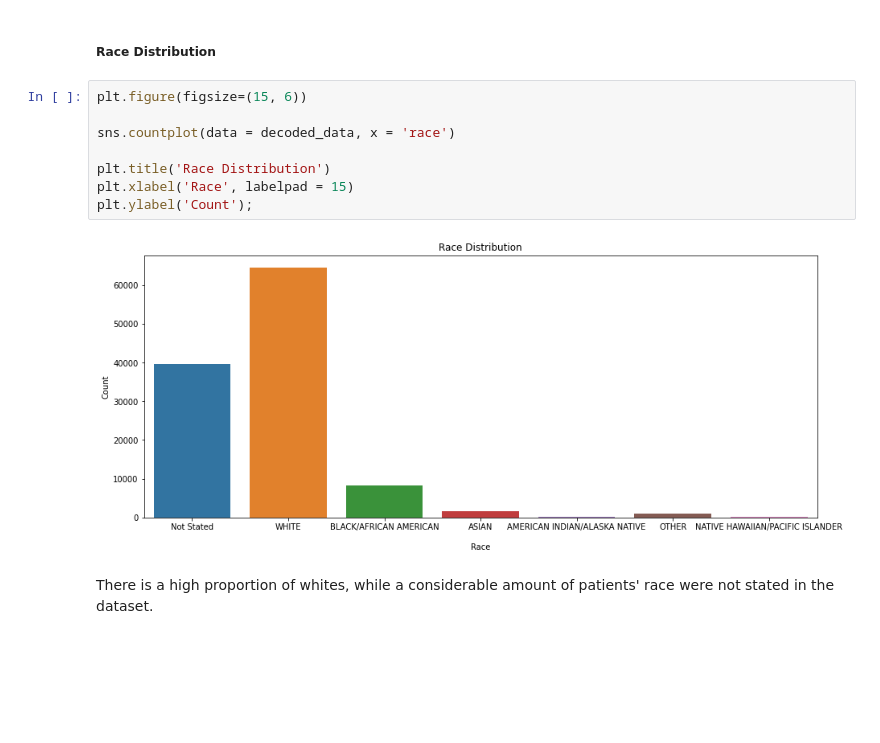
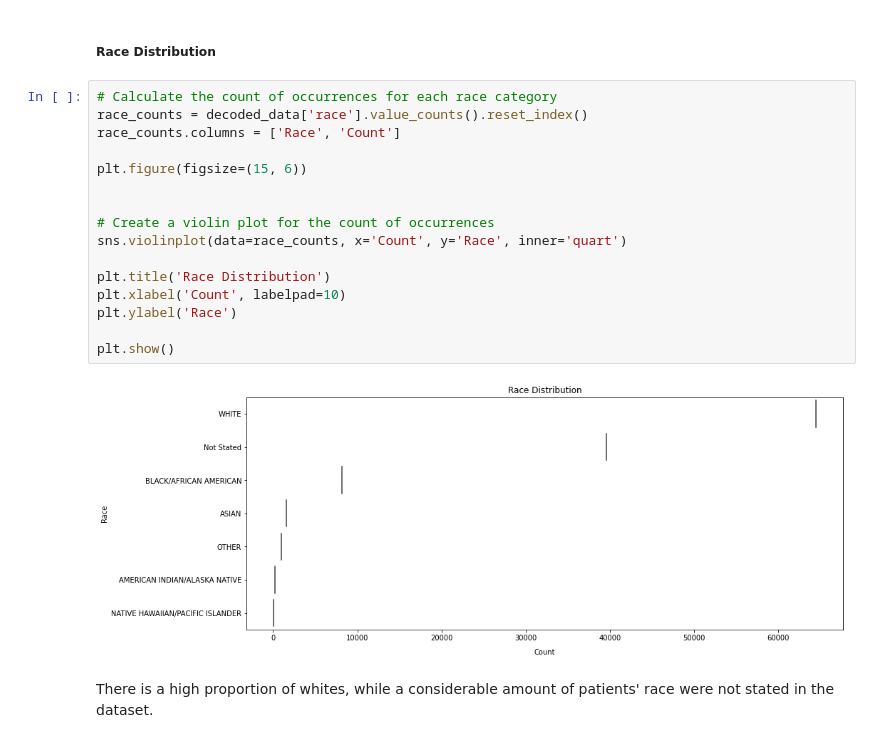
Before and after one commit to Queenvivy/CDC, a Jupyter notebook: CDC Adult Falls Edited.ipynb, the cells around one changed output. Cells and saved outputs as stored; diff of their text form; blank space fills up the shorter version.

```diff
--- a/CDC Adult Falls Edited.ipynb
+++ b/CDC Adult Falls Edited.ipynb
@@ -395,16 +406,24 @@ plt.ylabel('Count');
 There is a higher proportion of females than males in this dataset.
 # %% [markdown]
 ##### Race Distribution
-# %%
-plt.figure(figsize=(15, 6))
-
-sns.countplot(data = decoded_data, x = 'race')
-
-plt.title('Race Distribution')
-plt.xlabel('Race', labelpad = 15)
-plt.ylabel('Count');
-# %% [output]
-[figure, removed]
+# %%
+# Calculate the count of occurrences for each race category
+race_counts = decoded_data['race'].value_counts().reset_index()
+race_counts.columns = ['Race', 'Count']
+
+plt.figure(figsize=(15, 6))
+
+
+# Create a violin plot for the count of occurrences
+sns.violinplot(data=race_counts, x='Count', y='Race', inner='quart')
+
+plt.title('Race Distribution')
+plt.xlabel('Count', labelpad=10)
+plt.ylabel('Race')
+
+plt.show()
+# %% [output]
+[figure, added]
 # %% [markdown]
 There is a high proportion of whites, while a considerable amount of patients' race were not stated in the dataset.
 # %% [markdown]
```
Also changed, not shown: parts of 11 cells of this notebook.
